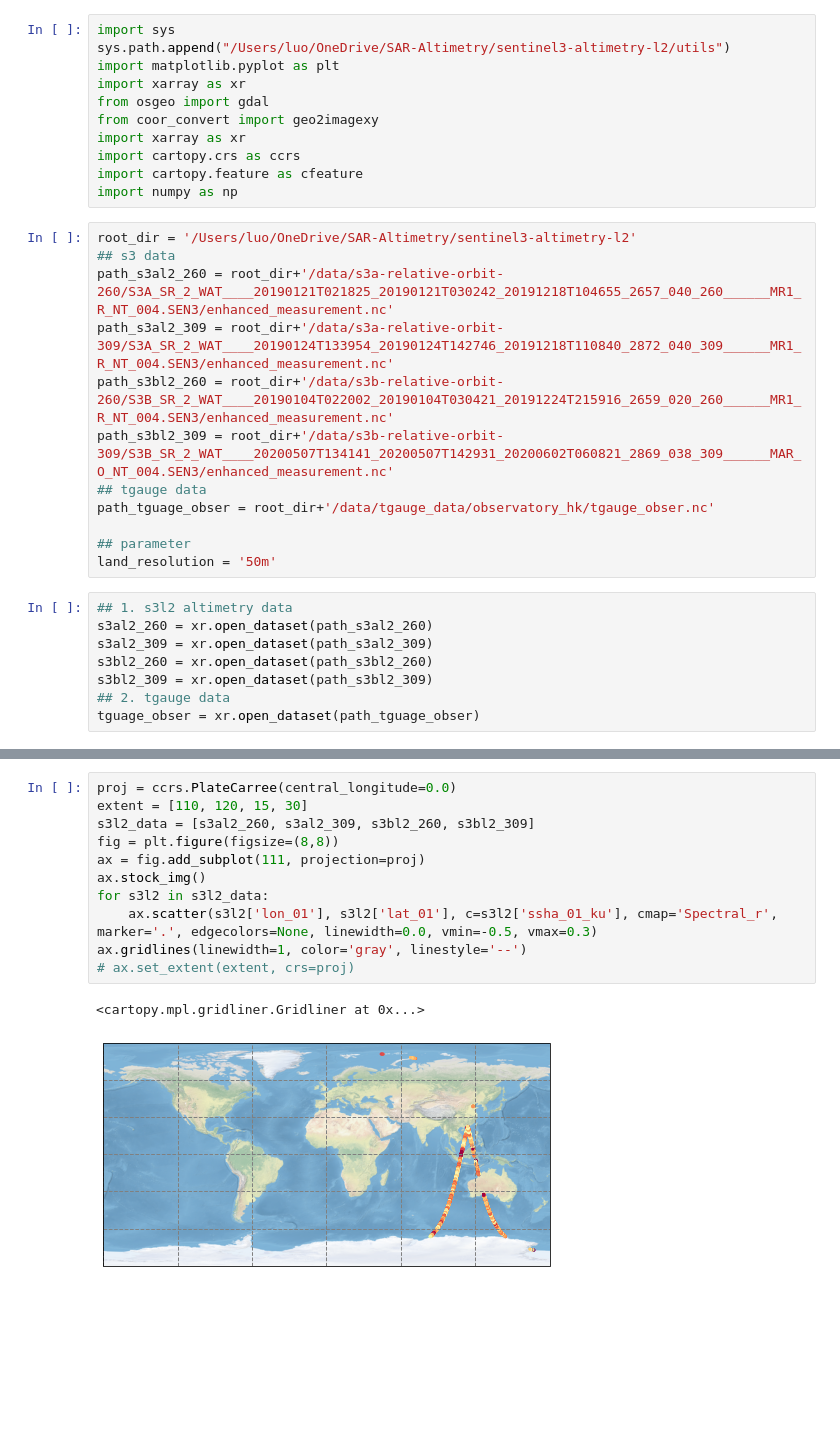
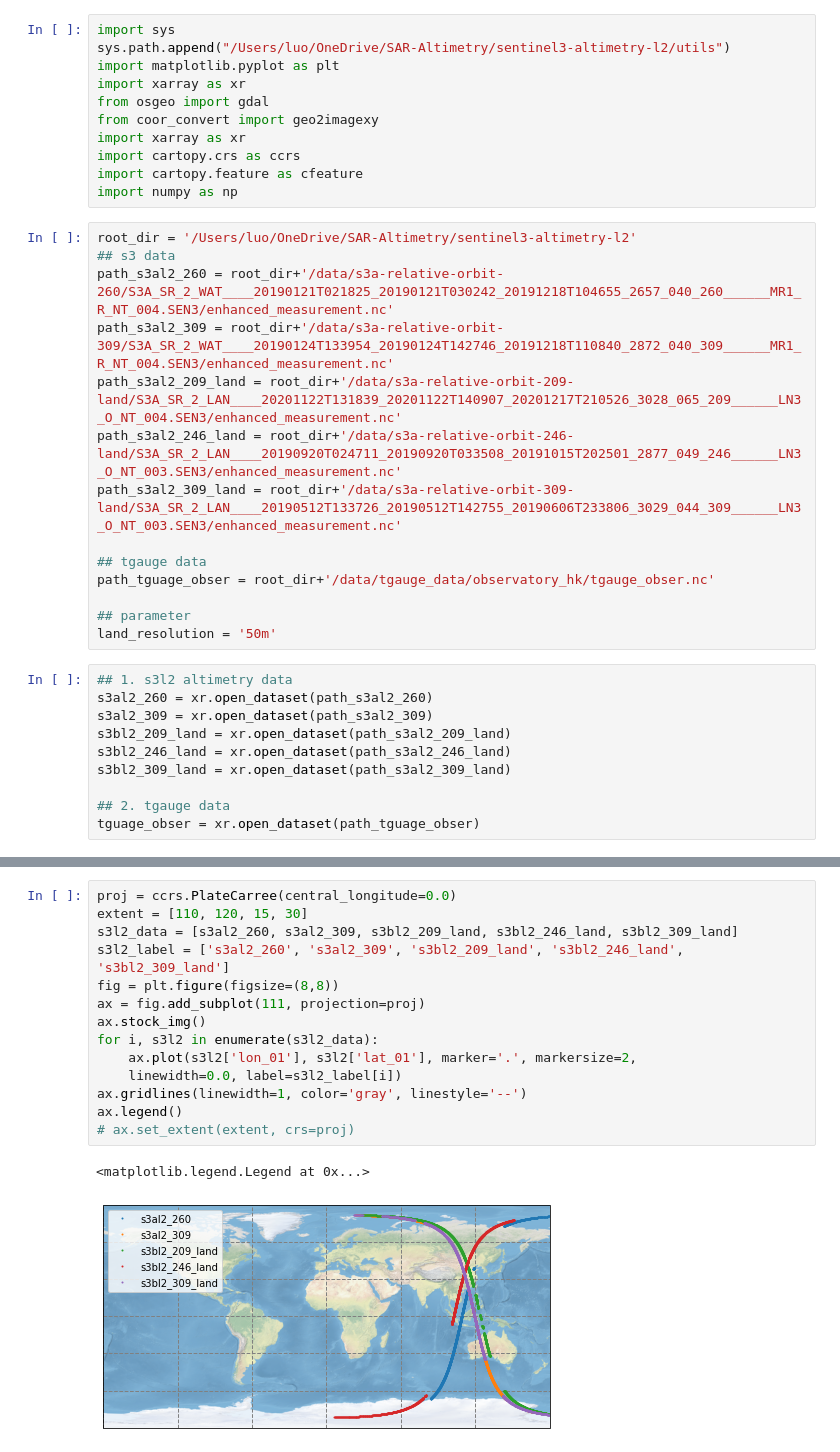
Before and after one commit to xinluo2018/radar-altimetry-tool, a Jupyter notebook: ipynb/visualize_global.ipynb, the cells around one changed output, grey strips where cells are left out. Saved outputs shown, nothing was run; the diff lists cells and outputs as text; blank space fills up the shorter version.

```diff
--- a/ipynb/visualize_global.ipynb
+++ b/ipynb/visualize_global.ipynb
@@ -16,8 +16,10 @@ root_dir = '/Users/luo/OneDrive/SAR-Altimetry/sentinel3-altimetry-l2'
 ## s3 data
 path_s3al2_260 = root_dir+'/data/s3a-relative-orbit-260/S3A_SR_2_WAT____20190121T021825_20190121T030242_20191218T104655_2657_040_260______MR1_R_NT_004.SEN3/enhanced_measurement.nc'
 path_s3al2_309 = root_dir+'/data/s3a-relative-orbit-309/S3A_SR_2_WAT____20190124T133954_20190124T142746_20191218T110840_2872_040_309______MR1_R_NT_004.SEN3/enhanced_measurement.nc'
-path_s3bl2_260 = root_dir+'/data/s3b-relative-orbit-260/S3B_SR_2_WAT____20190104T022002_20190104T030421_20191224T215916_2659_020_260______MR1_R_NT_004.SEN3/enhanced_measurement.nc'
-path_s3bl2_309 = root_dir+'/data/s3b-relative-orbit-309/S3B_SR_2_WAT____20200507T134141_20200507T142931_20200602T060821_2869_038_309______MAR_O_NT_004.SEN3/enhanced_measurement.nc'
+path_s3al2_209_land = root_dir+'/data/s3a-relative-orbit-209-land/S3A_SR_2_LAN____20201122T131839_20201122T140907_20201217T210526_3028_065_209______LN3_O_NT_004.SEN3/enhanced_measurement.nc'
+path_s3al2_246_land = root_dir+'/data/s3a-relative-orbit-246-land/S3A_SR_2_LAN____20190920T024711_20190920T033508_20191015T202501_2877_049_246______LN3_O_NT_003.SEN3/enhanced_measurement.nc'
+path_s3al2_309_land = root_dir+'/data/s3a-relative-orbit-309-land/S3A_SR_2_LAN____20190512T133726_20190512T142755_20190606T233806_3029_044_309______LN3_O_NT_003.SEN3/enhanced_measurement.nc'
+
 ## tgauge data
 path_tguage_obser = root_dir+'/data/tgauge_data/observatory_hk/tgauge_obser.nc'
 
@@ -27,7 +29,9 @@ land_resolution = '50m'
 ## 1. s3l2 altimetry data
 s3al2_260 = xr.open_dataset(path_s3al2_260)
 s3al2_309 = xr.open_dataset(path_s3al2_309)
-s3bl2_260 = xr.open_dataset(path_s3bl2_260)
-s3bl2_309 = xr.open_dataset(path_s3bl2_309)
+s3bl2_209_land = xr.open_dataset(path_s3al2_209_land)
+s3bl2_246_land = xr.open_dataset(path_s3al2_246_land)
+s3bl2_309_land = xr.open_dataset(path_s3al2_309_land)
+
 ## 2. tgauge data
 tguage_obser = xr.open_dataset(path_tguage_obser)
@@ -38,14 +38,17 @@ array(-5.045, dtype=float32)
 # %%
 proj = ccrs.PlateCarree(central_longitude=0.0)
 extent = [110, 120, 15, 30]
-s3l2_data = [s3al2_260, s3al2_309, s3bl2_260, s3bl2_309]
+s3l2_data = [s3al2_260, s3al2_309, s3bl2_209_land, s3bl2_246_land, s3bl2_309_land]
+s3l2_label = ['s3al2_260', 's3al2_309', 's3bl2_209_land', 's3bl2_246_land', 's3bl2_309_land']
 fig = plt.figure(figsize=(8,8))
 ax = fig.add_subplot(111, projection=proj)
 ax.stock_img()
-for s3l2 in s3l2_data:
-    ax.scatter(s3l2['lon_01'], s3l2['lat_01'], c=s3l2['ssha_01_ku'], cmap='Spectral_r', marker='.', edgecolors=None, linewidth=0.0, vmin=-0.5, vmax=0.3)
+for i, s3l2 in enumerate(s3l2_data):
+    ax.plot(s3l2['lon_01'], s3l2['lat_01'], marker='.', markersize=2,
+    linewidth=0.0, label=s3l2_label[i])
 ax.gridlines(linewidth=1, color='gray', linestyle='--')
+ax.legend()
 # ax.set_extent(extent, crs=proj)
 # %% [output]
-<cartopy.mpl.gridliner.Gridliner at 0x...>
+<matplotlib.legend.Legend at 0x...>
-[figure, old version]
+[figure, new version]
```
Also changed, not shown: parts of 1 cell of this notebook, 5 other files.
